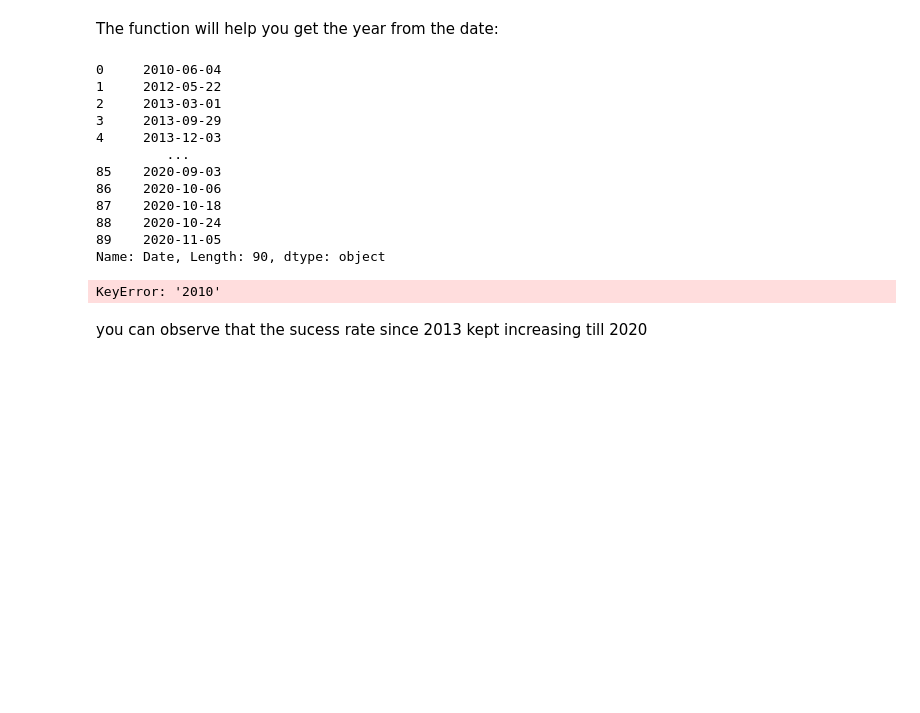
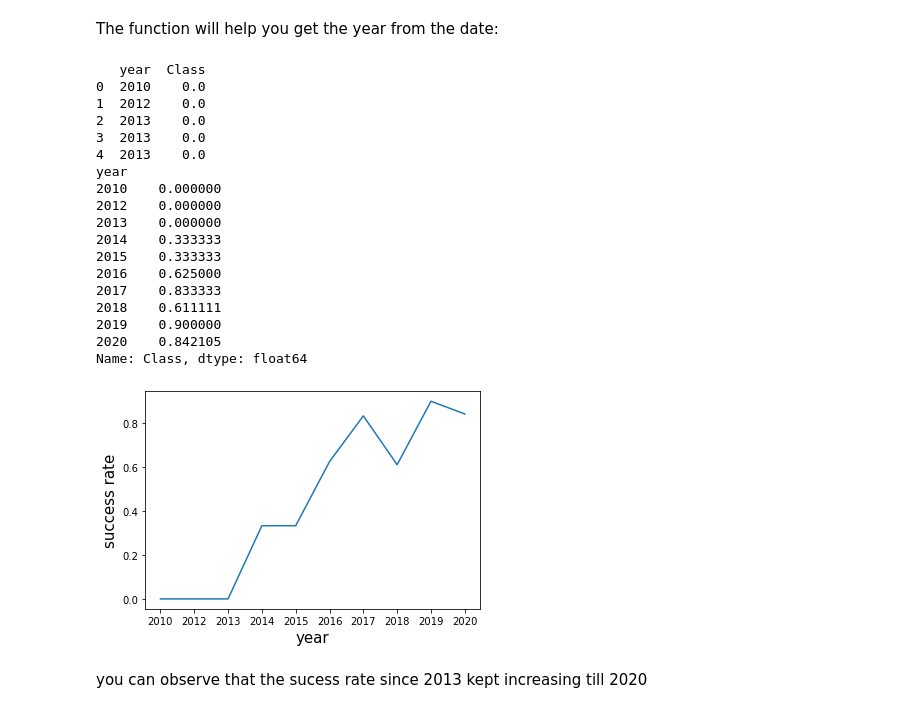
Before and after one commit to holly222-coder/applied-data-science-capstone, a Jupyter notebook: the EDA with Visualization lab.ipynb, the cells around one changed output. Cells and saved outputs as stored; diff of their text form; code cells hidden in the pictures; blank space fills up the shorter version.

```diff
--- a/the EDA with Visualization lab.ipynb
+++ b/the EDA with Visualization lab.ipynb
@@ -202,27 +205,49 @@ def Extract_year(date):
     return year
 # %%
 # Plot a line chart with x axis to be the extracted year and y axis to be the success rate
+df1 = pd.DataFrame(Extract_year(df['Date']) , columns =['year'])
+df1['Class']=df['Class']
+print(df1.head())
+print(df1.groupby('year')['Class'].mean() )
+a_year = ['2010', '2012', '2013', '2014', '2015', '2016', '2017', '2018', '2019', '2020']
+b_class = [0.000000, 0.000000, 0.000000, 0.333333, 0.333333, 0.625000, 0.833333, 0.611111, 0.900000, 0.842105]
 
-print(df["Date"])
+sns.lineplot(y=b_class,x=a_year)
+
+plt.ylabel("success rate",fontsize=15)
+
+plt.xlabel("year",fontsize=15)
+
+plt.show()
+#print(Extract_year(df.Date))
+#year_N = Extract_year(df.Date)
+#df.groupby('year_N')['Class'].mean()
+#print(df["Date"])
 #print(Extract_year(df.Date))
 #print((df.Date).split("-")[0])
-print(df.groupby(Extract_year(df.Date)).mean())
-print(df.Class)
-sns.lineplot(x=df["Date"], y=df.Class)
+#print(df.groupby(Extract_year(df.Date)).mean())
+#print(df.Class)
+#sns.lineplot(x=df["Date"], y=df.Class)
 # %% [output]
-0     2010-06-04
-1     2012-05-22
-2     2013-03-01
-3     2013-09-29
-4     2013-12-03
-         ...
-85    2020-09-03
-86    2020-10-06
-87    2020-10-18
-88    2020-10-24
-89    2020-11-05
-Name: Date, Length: 90, dtype: object
+   year  Class
+0  2010    0.0
+1  2012    0.0
+2  2013    0.0
+3  2013    0.0
+4  2013    0.0
+year
+2010    0.000000
+2012    0.000000
+2013    0.000000
+2014    0.333333
+2015    0.333333
+2016    0.625000
+2017    0.833333
+2018    0.611111
+2019    0.900000
+2020    0.842105
+Name: Class, dtype: float64
-KeyError: '2010'
+[figure, added]
 # %% [markdown]
 you can observe that the sucess rate since 2013 kept increasing till 2020
 # %% [markdown]
```
Also changed, not shown: parts of 7 cells of this notebook.
